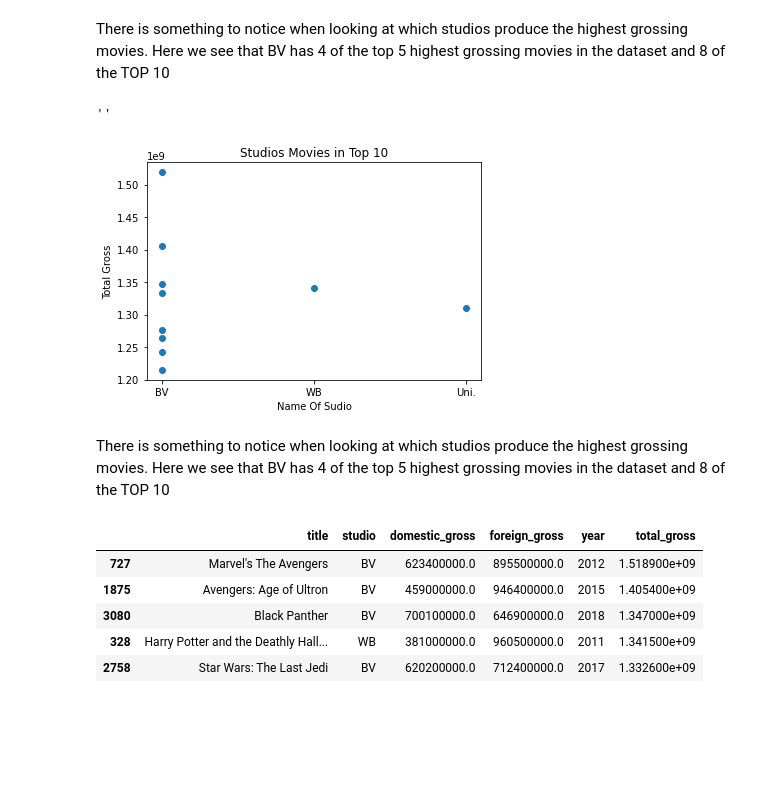
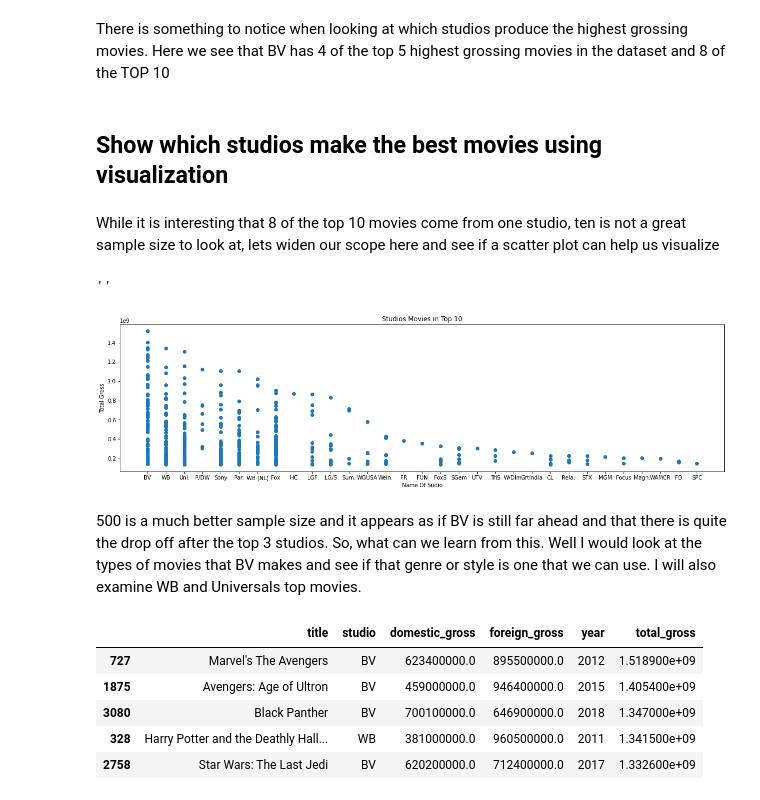
Before and after one commit to meowkaiser/STRONGEST_Project1, a Jupyter notebook: Matts_Notebook.ipynb, the cells around one changed output. Saved outputs shown, nothing was run; the diff lists cells and outputs as text; code cells hidden in the pictures; blank space fills up the shorter version.

```diff
--- a/Matts_Notebook.ipynb
+++ b/Matts_Notebook.ipynb
@@ -166,21 +173,25 @@ bom_df.head(20)
 | 330 | Pirates of the Caribbean: On Stra... | BV | 241100000.0 | 804600000.0 | 2011 | 1.045700e+09 |
 # %% [markdown]
 There is something to notice when looking at which studios produce the highest grossing movies. Here we see that BV has 4 of the top 5 highest grossing movies in the dataset and 8 of the TOP 10
+# %% [markdown]
+##  Show which studios make the best movies using visualization
+# %% [markdown]
+While it is interesting that 8 of the top 10 movies come from one studio, ten is not a great sample size to look at, lets widen our scope here and see if a scatter plot can help us visualize
 # %%
-x_ax= bom_df['studio'][:10]
-y_ax= bom_df['total_gross'][:10]
+x_ax= bom_df['studio'][:500]
+y_ax= bom_df['total_gross'][:500]
 # %%
-fig, ax = plt.subplots()
+fig, ax = plt.subplots(figsize=(20,5))
 ax.scatter(x=x_ax,y=y_ax)
 ax.set_xlabel('Name Of Sudio')
 ax.set_ylabel('Total Gross')
 ax.set_title('Studios Movies in Top 10')
 ;
 # %% [output]
 ''
-[figure, old version]
+[figure, new version]
-# %% [markdown]
-There is something to notice when looking at which studios produce the highest grossing movies. Here we see that BV has 4 of the top 5 highest grossing movies in the dataset and 8 of the TOP 10
+# %% [markdown]
+500 is a much better sample size and it appears as if BV is still far ahead and that there is quite the drop off after the top 3 studios. So, what can we learn from this. Well I would look at the types of movies that BV makes and see if that genre or style is one that we can use. I will also examine WB and Universals top movies.
 # %%
 bom_df.head()
 # %% [output]
```
Also changed, not shown: parts of 27 cells of this notebook.
